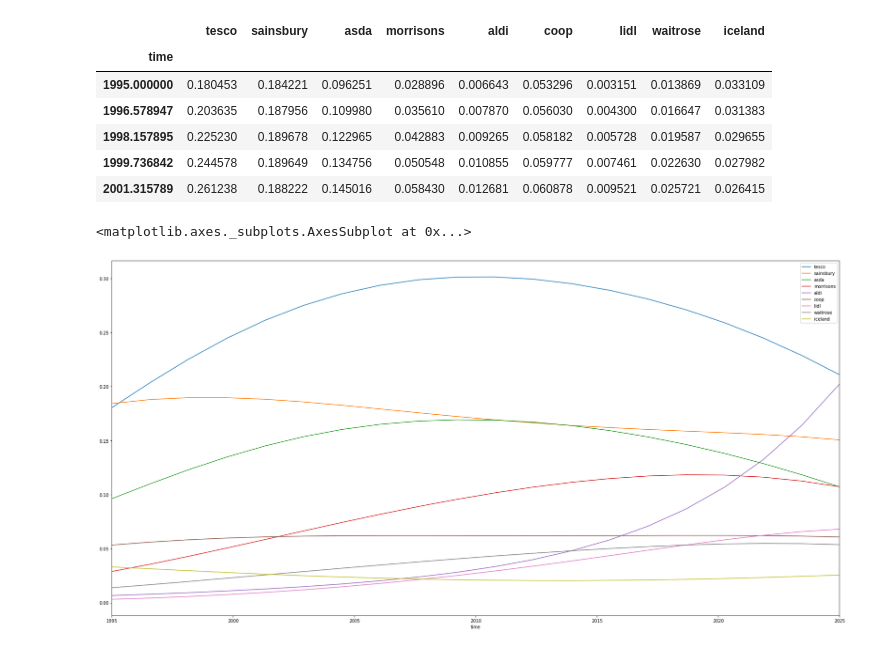
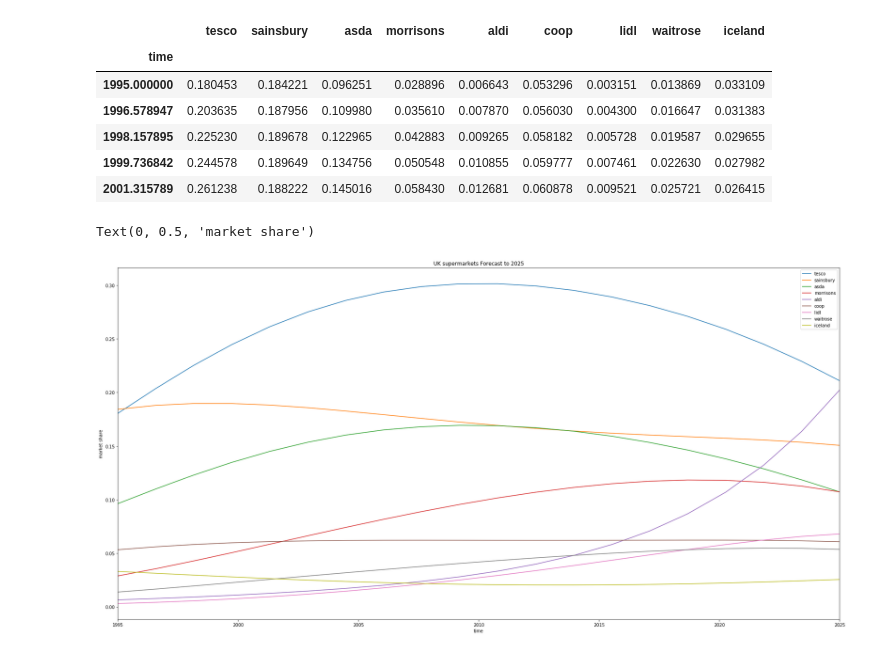
Before and after one commit to davidsdatascience/marketshare, a Jupyter notebook: marketsharedynamics-Copy2.ipynb, the cells around one changed output. Drawn from its saved outputs; the diff is of its cells as text; code cells hidden in the pictures.

```diff
--- a/marketsharedynamics-Copy2.ipynb
+++ b/marketsharedynamics-Copy2.ipynb
@@ -1051,7 +1119,8 @@ forecastdf.head()
 | 1999.736842 | 0.244578 | 0.189649 | 0.134756 | 0.050548 | 0.010855 | 0.059777 | 0.007461 | 0.022630 | 0.027982 |
 | 2001.315789 | 0.261238 | 0.188222 | 0.145016 | 0.058430 | 0.012681 | 0.060878 | 0.009521 | 0.025721 | 0.026415 |
 # %%
-forecastdf.plot(figsize=(30,15))
+forecastdf.plot(figsize=(30,15), title='UK supermarkets Forecast to 2025')
+plt.ylabel('market share')
 # %% [output]
-<matplotlib.axes._subplots.AxesSubplot at 0x...>
+Text(0, 0.5, 'market share')
-[figure, old version]
+[figure, new version]
```
Also changed, not shown: parts of 32 cells of this notebook.
